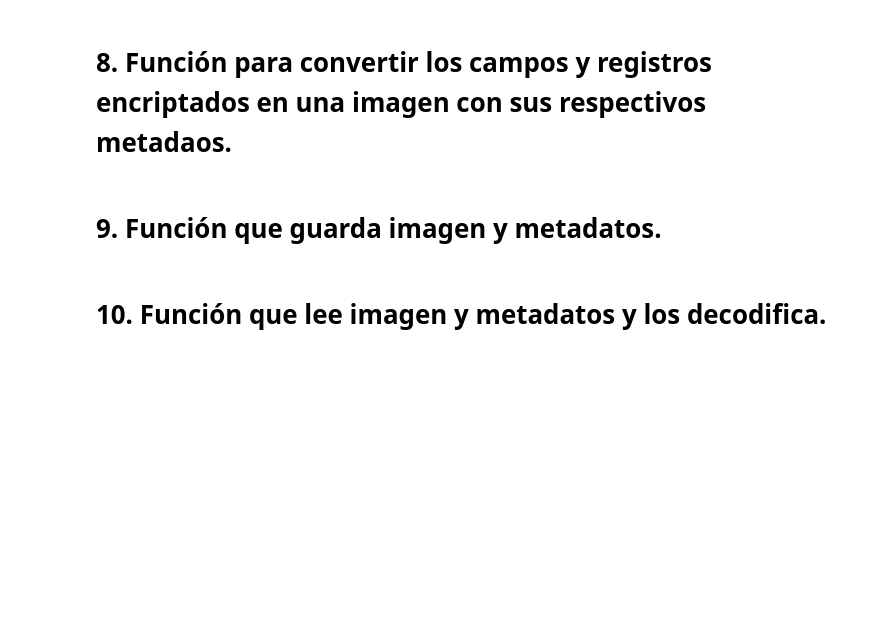
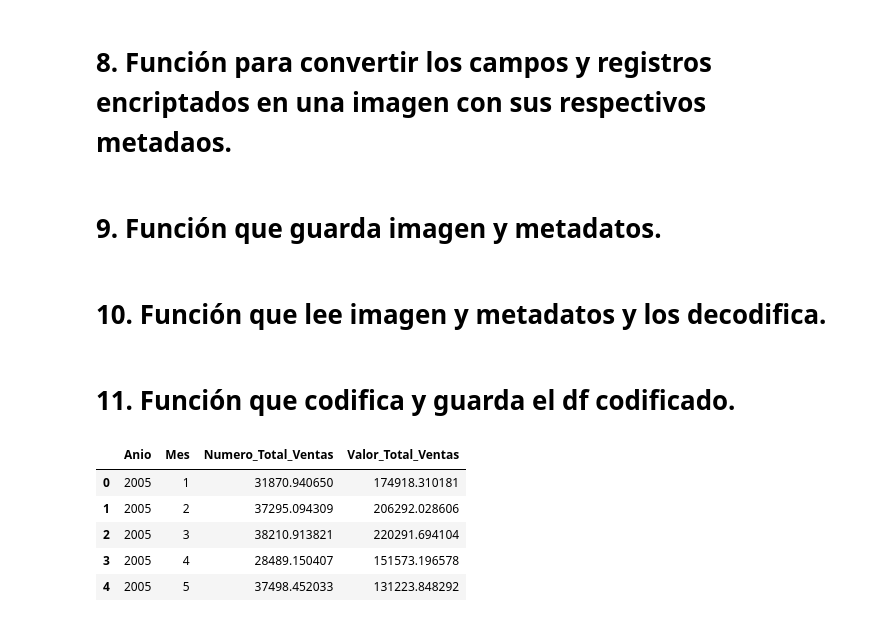
Before and after one commit to edgaracosta888/Data_Science, a Jupyter notebook: CSV_TRANSFORM/csv_transform.ipynb, the cells around one changed output. Drawn from its saved outputs; the diff is of its cells as text; code cells hidden in the pictures; blank space fills up the shorter version.

```diff
--- a/CSV_TRANSFORM/csv_transform.ipynb
+++ b/CSV_TRANSFORM/csv_transform.ipynb
@@ -280,3 +334,5 @@ def cargar_df_desde_imagen(path_base, inferir_tipos=True):
             df_rec[col] = pd.to_numeric(df_rec[col], errors="ignore")
 
     return df_rec
+# %% [markdown]
+# 11. Función que codifica y guarda el df codificado.
@@ -282,0 +357,10 @@ def cargar_df_desde_imagen(path_base, inferir_tipos=True):
+# %%
+df = pd.read_csv('Ventas_Company_H.csv')
+df.head()
+# %% [output]
+|  | Anio | Mes | Numero_Total_Ventas | Valor_Total_Ventas |
+| 0 | 2005 | 1 | 31870.940650 | 174918.310181 |
+| 1 | 2005 | 2 | 37295.094309 | 206292.028606 |
+| 2 | 2005 | 3 | 38210.913821 | 220291.694104 |
+| 3 | 2005 | 4 | 28489.150407 | 151573.196578 |
+| 4 | 2005 | 5 | 37498.452033 | 131223.848292 |
```
Also changed, not shown: parts of 7 cells of this notebook, 3 other files.
